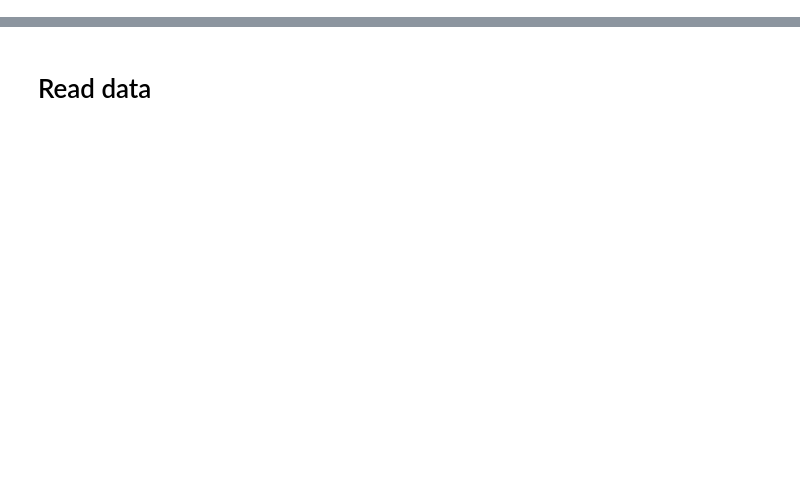
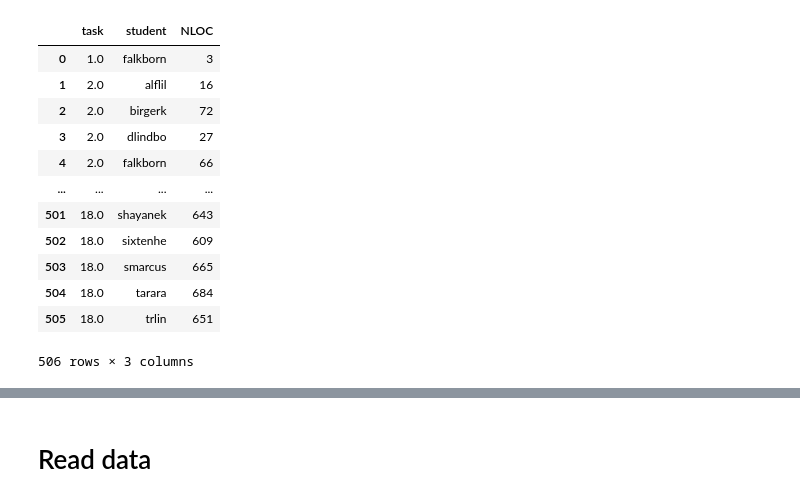
Before and after one commit to LinusOstlund/kex, a Jupyter notebook: main.ipynb, the cells around one changed output, grey strips where cells are left out. Cells and saved outputs as stored; diff of their text form; code cells hidden in the pictures; blank space fills up the shorter version.

```diff
--- a/main.ipynb
+++ b/main.ipynb
@@ -8,0 +177,21 @@ ModuleNotFoundError: No module named 'seaborn'
+# %%
+df_students = pd.read_csv("data/processed/inda-repos-students.csv")
+df_students = df_students.groupby(["task", "student"])["NLOC"].sum().reset_index()
+#df_students.loc[df_students['task'] == 6].mean()
+#df_students.groupby(["task", "student"])["NLOC"].sum().reset_index().loc[df_students['task'] == 6].min()
+df_students
+#df_students.groupby(["task", "student"]).head()
+# %% [output]
+|  | task | student | NLOC |
+| 0 | 1.0 | falkborn | 3 |
+| 1 | 2.0 | alflil | 16 |
+| 2 | 2.0 | birgerk | 72 |
+| 3 | 2.0 | dlindbo | 27 |
+| 4 | 2.0 | falkborn | 66 |
+| ... | ... | ... | ... |
+| 501 | 18.0 | shayanek | 643 |
+| 502 | 18.0 | sixtenhe | 609 |
+| 503 | 18.0 | smarcus | 665 |
+| 504 | 18.0 | tarara | 684 |
+| 505 | 18.0 | trlin | 651 |
+506 rows × 3 columns
```
Also changed, not shown: parts of 16 cells of this notebook, 5 other files.
